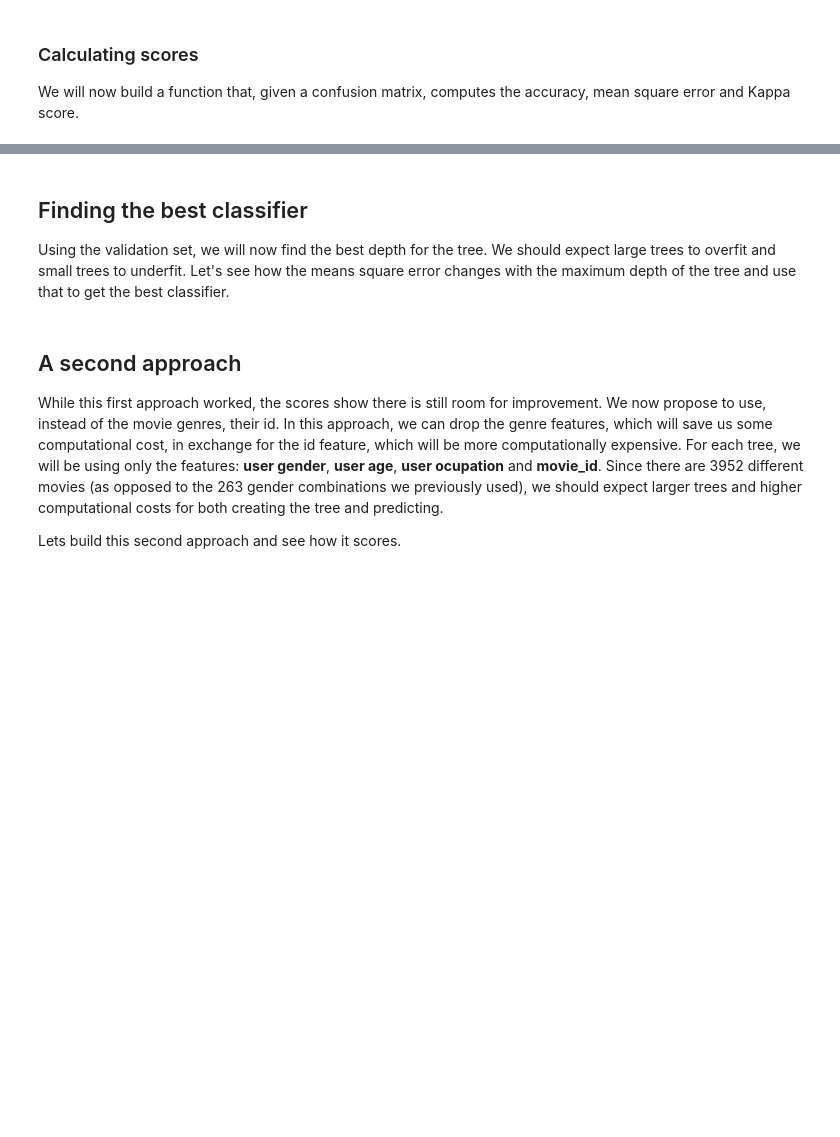
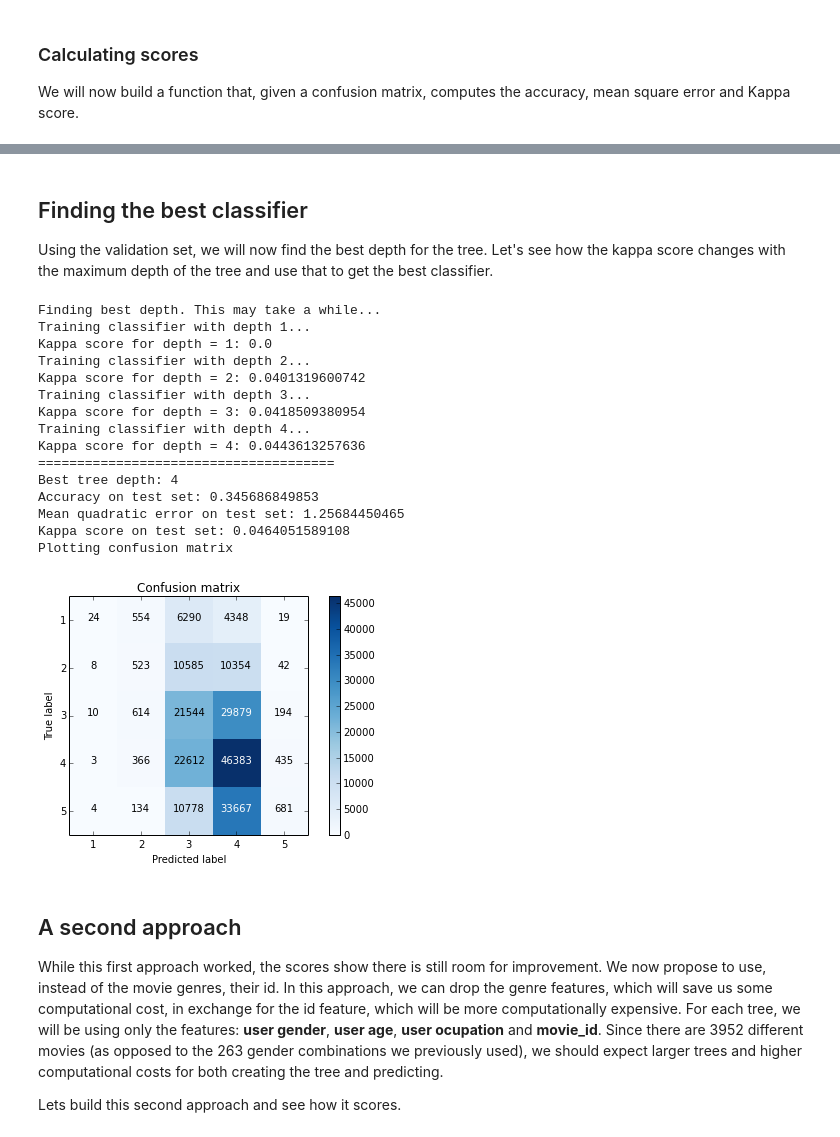
Before and after one commit to gabrielilharco/ctc17-project3, a Jupyter notebook: src/tree.ipynb, the cells around one changed output, grey strips where cells are left out. Cells and saved outputs as stored; diff of their text form; code cells hidden in the pictures; blank space fills up the shorter version.

```diff
--- a/src/tree.ipynb
+++ b/src/tree.ipynb
@@ -446,7 +495,7 @@ print "Kappa score:", kappa
 # %% [markdown]
 ## Finding the best classifier
 
-Using the validation set, we will now find the best depth for the tree. We should expect large trees to overfit and small trees to underfit. Let's see how the means square error changes with the maximum depth of the tree and use that to get the best classifier.
+Using the validation set, we will now find the best depth for the tree. Let's see how the kappa score changes with the maximum depth of the tree and use that to get the best classifier.
 # %%
 def find_best_depth(train_set, validation_set, depths, columns=None):
     """
@@ -454,37 +503,54 @@ def find_best_depth(train_set, validation_set, depths, columns=None):
     using least Kappa score as criteria
     """
     print "Finding best depth. This may take a while..."
     best_depth = None
     best_clf = None
-    best_kappa =  float('inf')
+    best_kappa =  -1*float('inf')
     if columns is not None:
         train_set = train_set[columns]
         validation_set = validation_set[columns]
     for depth in depths:
         print "Training classifier with depth " + str(depth) + "..."
         clf = TreeClassifier()
         clf.train(train_set, 'rating', depth)
         confusion_matrix = clf.score(validation_set, labels, 'rating')
         _, _, kappa = get_statistics(confusion_matrix, labels)
-        print "Mean quadratic error for depth = " + str(depth) + ": " + str(error)
-        if kappa < best_kappa:
+        print "Kappa score for depth = " + str(depth) + ": " + str(kappa)
+        if kappa > best_kappa:
             best_kappa = kappa
             best_depth = depth
             best_clf = clf
     return best_depth, best_clf
 
-best_depth, best_clf = find_best_depth(train_set, validation_set, [2], columns)
+best_depth, best_clf = find_best_depth(train_set, validation_set, [1,2,3,4], columns)
 
 confusion_matrix = best_clf.score(test_set[columns], labels, 'rating')
 accuracy, error, kappa = get_statistics(confusion_matrix, labels)
 
 print "======================================"
 print "Best tree depth:", best_depth
 print "Accuracy on test set: " + str(accuracy)
 print "Mean quadratic error on test set: " + str(error)
 print "Kappa score on test set: " + str(kappa)
 print "Plotting confusion matrix"
 plot_confusion_matrix(confusion_matrix, labels)
+# %% [output]
+Finding best depth. This may take a while...
+Training classifier with depth 1...
+Kappa score for depth = 1: 0.0
+Training classifier with depth 2...
+Kappa score for depth = 2: 0.0401319600742
+Training classifier with depth 3...
+Kappa score for depth = 3: 0.0418509380954
+Training classifier with depth 4...
+Kappa score for depth = 4: 0.0443613257636
+======================================
+Best tree depth: 4
+Accuracy on test set: 0.345686849853
+Mean quadratic error on test set: 1.25684450465
+Kappa score on test set: 0.0464051589108
+Plotting confusion matrix
+[figure, added]
 # %% [markdown]
 ## A second approach
 
```
Also changed, not shown: parts of 15 cells of this notebook, 1 other file.
